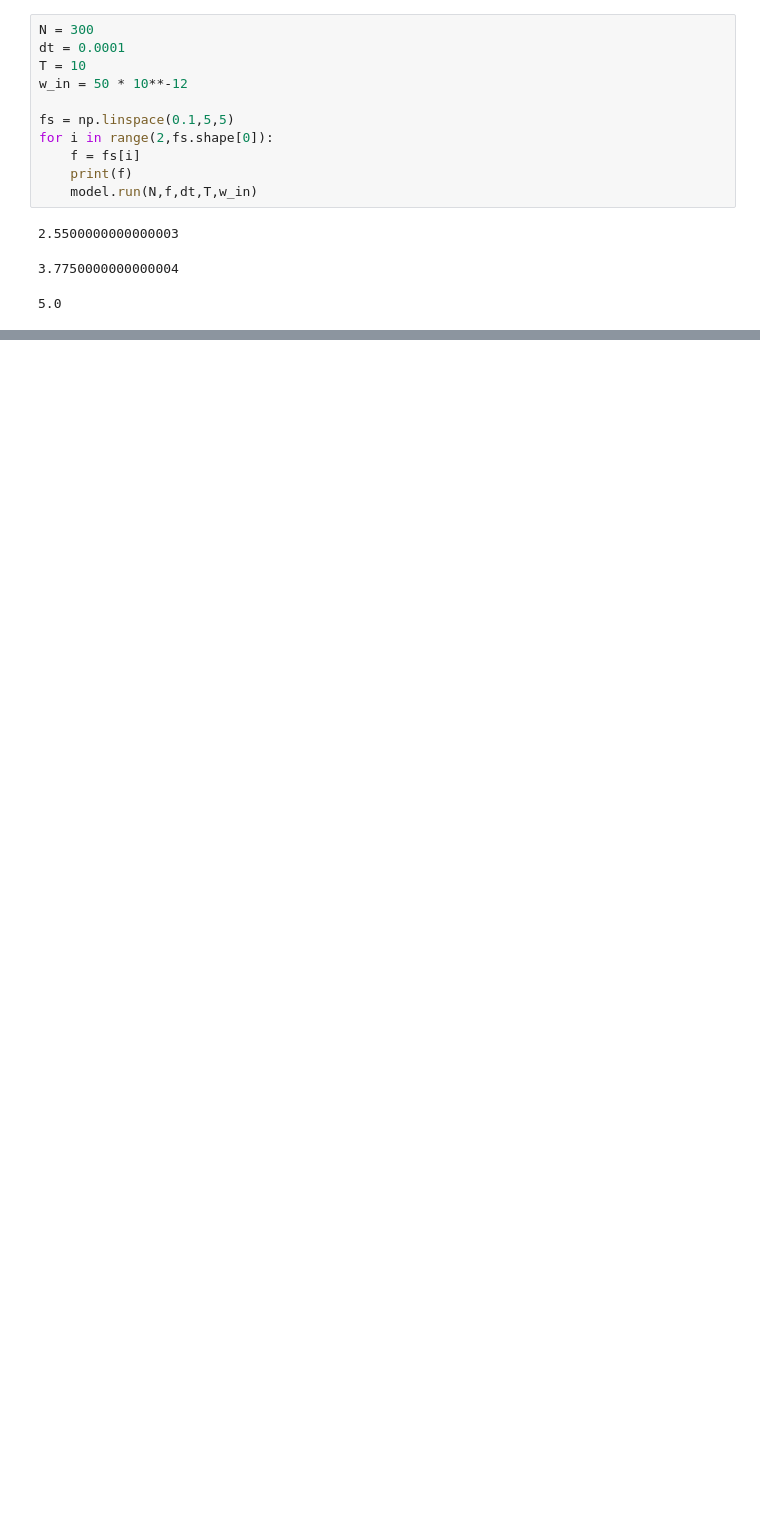
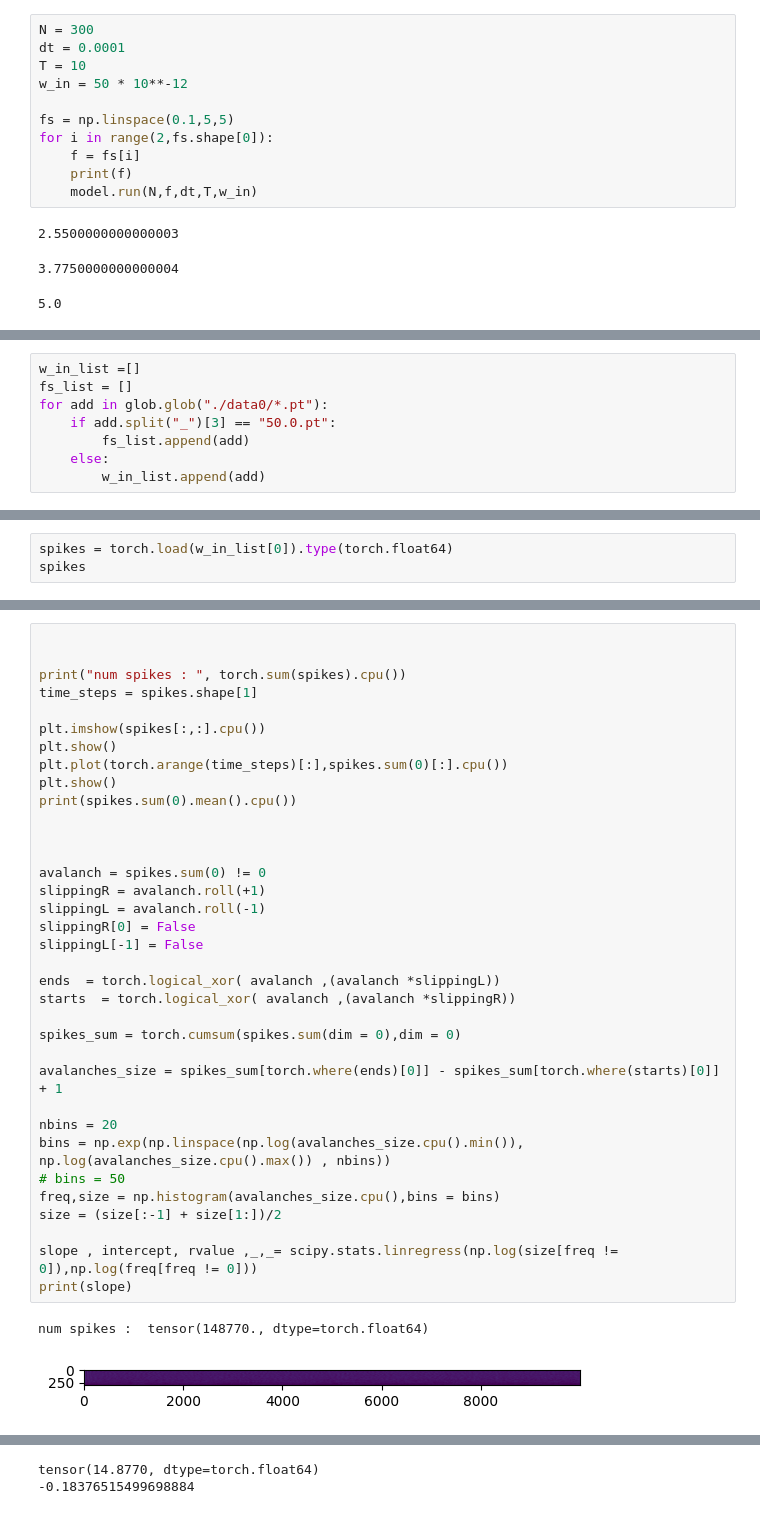
Before and after one commit to alireza-astane/Neuroscience_Project, a Jupyter notebook: results2.ipynb, the cells around one changed output, grey strips where cells are left out. Saved outputs shown, nothing was run; the diff lists cells and outputs as text; blank space fills up the shorter version.

```diff
--- a/results2.ipynb
+++ b/results2.ipynb
@@ -20,0 +25,8 @@ for i in range(2,fs.shape[0]):
+# %%
+w_in_list =[]
+fs_list = []
+for add in glob.glob("./data0/*.pt"):
+    if add.split("_")[3] == "50.0.pt":
+        fs_list.append(add)
+    else:
+        w_in_list.append(add)
@@ -20,0 +38,3 @@ for i in range(2,fs.shape[0]):
+# %%
+spikes = torch.load(w_in_list[0]).type(torch.float64)
+spikes
@@ -20,0 +49,38 @@ for i in range(2,fs.shape[0]):
+# %%
+
+
+print("num spikes : ", torch.sum(spikes).cpu())
+time_steps = spikes.shape[1]
+
+plt.imshow(spikes[:,:].cpu())
+plt.show()
+plt.plot(torch.arange(time_steps)[:],spikes.sum(0)[:].cpu())
+plt.show()
+print(spikes.sum(0).mean().cpu())
+
+
+
+avalanch = spikes.sum(0) != 0
+slippingR = avalanch.roll(+1)
+slippingL = avalanch.roll(-1)
+slippingR[0] = False
+slippingL[-1] = False
+
+ends  = torch.logical_xor( avalanch ,(avalanch *slippingL))
+starts  = torch.logical_xor( avalanch ,(avalanch *slippingR))
+
+spikes_sum = torch.cumsum(spikes.sum(dim = 0),dim = 0)
+
+avalanches_size = spikes_sum[torch.where(ends)[0]] - spikes_sum[torch.where(starts)[0]] + 1
+
+nbins = 20
+bins = np.exp(np.linspace(np.log(avalanches_size.cpu().min()), np.log(avalanches_size.cpu().max()) , nbins))
+# bins = 50
+freq,size = np.histogram(avalanches_size.cpu(),bins = bins)
+size = (size[:-1] + size[1:])/2
+
+slope , intercept, rvalue ,_,_= scipy.stats.linregress(np.log(size[freq != 0]),np.log(freq[freq != 0]))
+print(slope)
+# %% [output]
+num spikes :  tensor(148770., dtype=torch.float64)
+[figure, added]
@@ -20,0 +88,2 @@ for i in range(2,fs.shape[0]):
+tensor(14.8770, dtype=torch.float64)
+-0.18376515499698884
```
Also changed, not shown: parts of 8 cells of this notebook, 3 other files.
